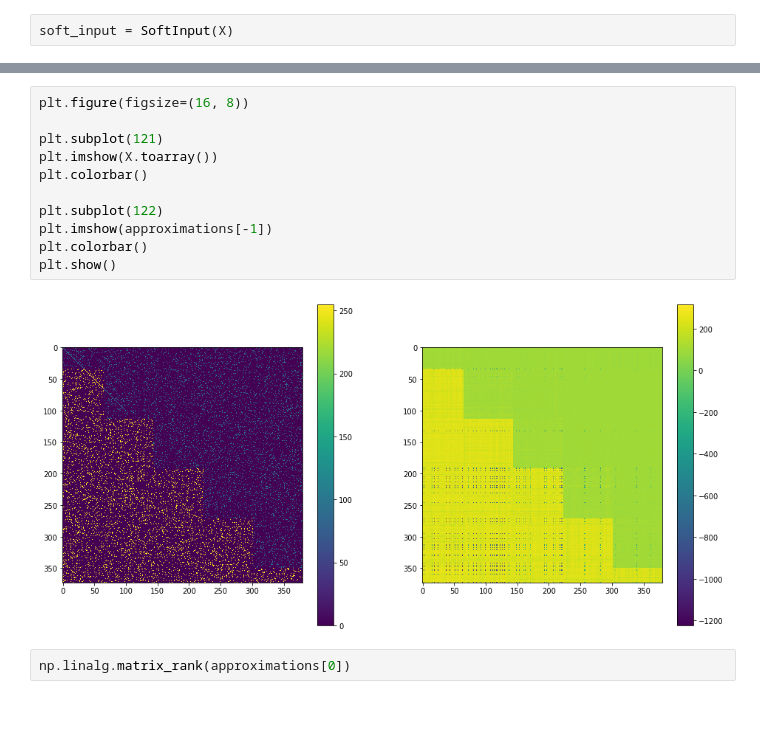
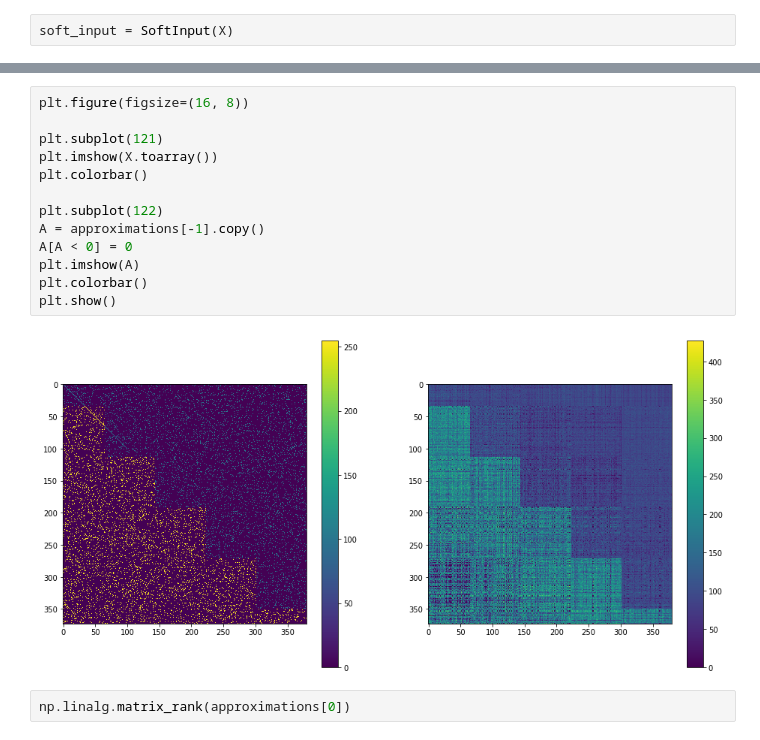
Before and after one commit to AlexanderRozhnov/matrix-filling, a Jupyter notebook: soft-input.ipynb, the cells around one changed output, grey strips where cells are left out. Cells and saved outputs as stored; diff of their text form; blank space fills up the shorter version.

```diff
--- a/soft-input.ipynb
+++ b/soft-input.ipynb
@@ -178,16 +199,18 @@ converged
 # %%
 plt.figure(figsize=(16, 8))
 
 plt.subplot(121)
 plt.imshow(X.toarray())
 plt.colorbar()
 
 plt.subplot(122)
-plt.imshow(approximations[-1])
+A = approximations[-1].copy()
+A[A < 0] = 0
+plt.imshow(A)
 plt.colorbar()
 plt.show()
 # %% [output]
-[figure, old version]
+[figure, new version]
 # %%
 np.linalg.matrix_rank(approximations[0])
 # %% [output]
```
Also changed, not shown: parts of 8 cells of this notebook.
